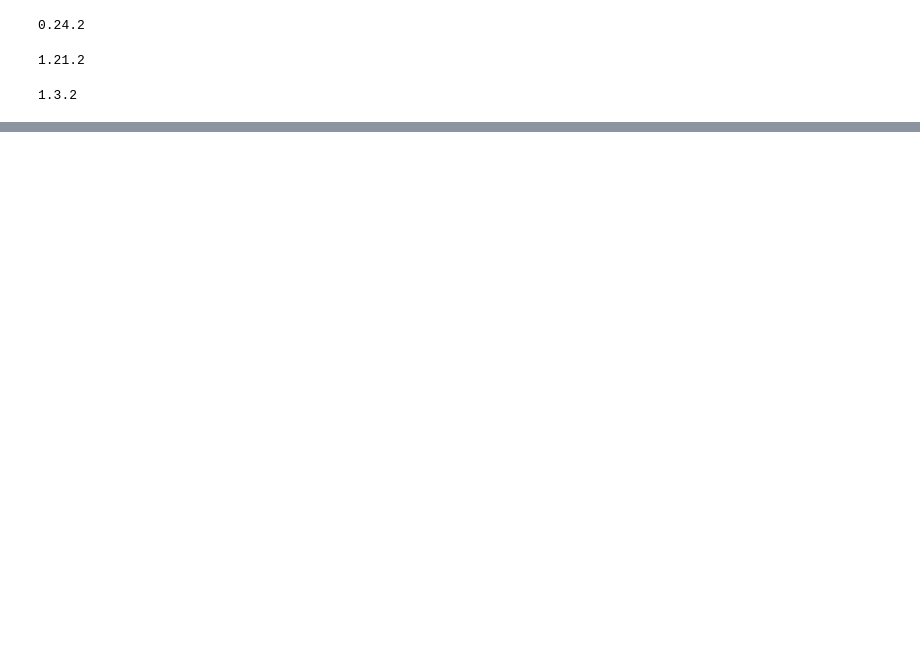
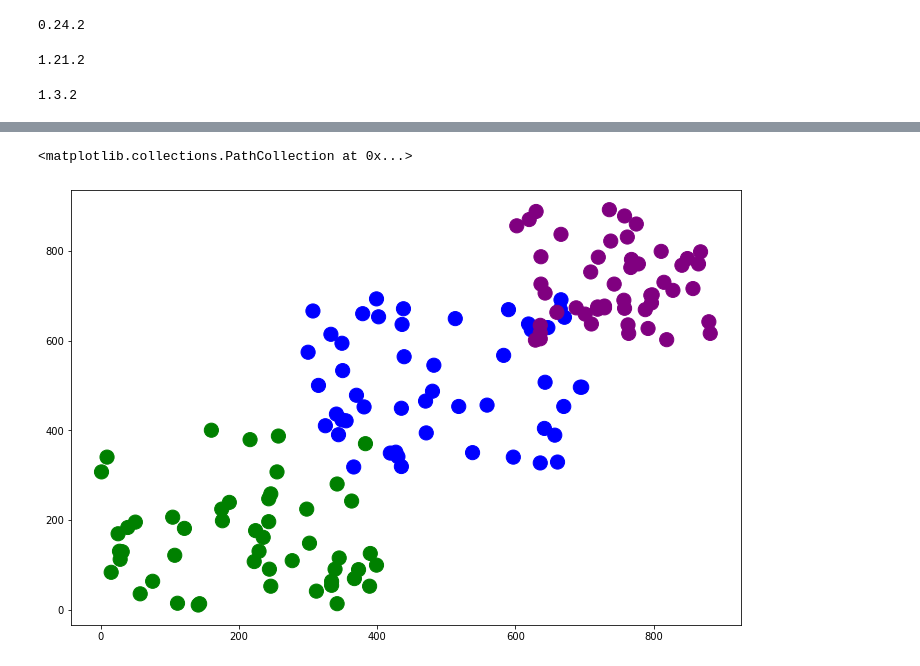
Before and after one commit to Arjunkalidas/data-scientifico, a Jupyter notebook: SimpleKMeansClustering_RandomData.ipynb, the cells around one changed output, grey strips where cells are left out. Drawn from its saved outputs; the diff is of its cells as text; code cells hidden in the pictures; blank space fills up the shorter version.

```diff
--- a/SimpleKMeansClustering_RandomData.ipynb
+++ b/SimpleKMeansClustering_RandomData.ipynb
@@ -26,0 +46,9 @@ print(pd.__version__)
+# %%
+# Now let's assign labels to each set of 50 points
+labels_1 = np.array([0 for i in range(50)])
+
+labels_2 = np.array([1 for i in range(50)])
+
+labels_3 = np.array([2 for i in range(50)])
+
+labels = np.append(np.append(labels_1, labels_2, axis=0), labels_3, axis=0)
@@ -26,0 +65,4 @@ print(pd.__version__)
+# %%
+df = pd.DataFrame({'data_x': data[:,0], 'data_y': data[:,1], 'labels': labels})
+
+df.sample(10)
@@ -26,0 +81,11 @@ print(pd.__version__)
+# %%
+# a slightly different visualization of data
+
+colors = ['green', 'blue', 'purple']
+
+plt.figure(figsize=(12,8))
+
+plt.scatter(df['data_x'], df['data_y'], c=df['labels'], s=200, cmap=matplotlib.colors.ListedColormap(colors))
+# %% [output]
+<matplotlib.collections.PathCollection at 0x...>
+[figure, added]
```
Also changed, not shown: parts of 10 cells of this notebook.
